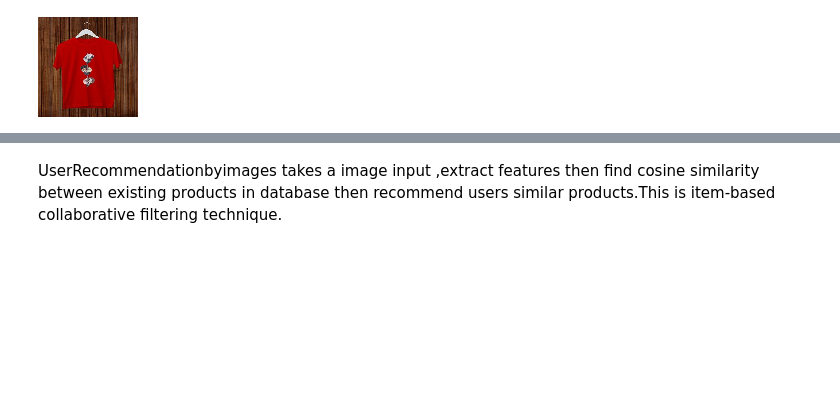
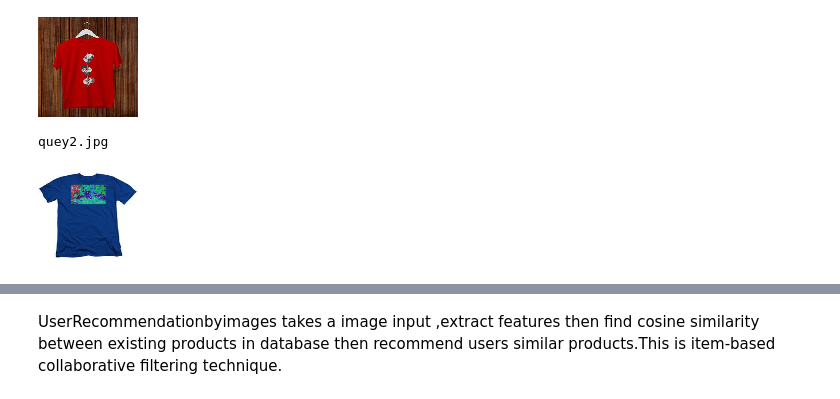
Before and after one commit to Ashish0o7/product_recommendation, a Jupyter notebook: UserRecommendationbyimages.ipynb, the cells around one changed output, grey strips where cells are left out. Cells and saved outputs as stored; diff of their text form; code cells hidden in the pictures; blank space fills up the shorter version.

```diff
--- a/UserRecommendationbyimages.ipynb
+++ b/UserRecommendationbyimages.ipynb
@@ -23,6 +39,14 @@ image_paths = [
 # Load and extract features from images using OpenCV
 def extract_features(image_path):
     image = cv2.imread(pathc+image_path)
+    if image is None:
+        print(f"Error: Unable to read image at path {pathc + image_path}")
+        return None
+
+    # Check if the image is empty
+    if image.size == 0:
+        print(f"Error: Empty image at path {pathc + image_path}")
+        return None
     # gray_image = cv2.cvtColor(image, cv2.COLOR_BGR2GRAY)
     resized_image = cv2.resize(image, (100, 100))  # Resize for consistent features
     print(image_path)
@@ -59,6 +90,12 @@ query_image_features = extract_features(query_image_path)
 # %% [output]
 query_red_tshirt.jpg
 [figure]
+# %%
+query_image_path = "quey2.jpg"
+query_image_features = extract_features(query_image_path)
+# %% [output]
+quey2.jpg
+[figure, added]
 # %%
 # Recommend similar products based on the query image
 recommended_products = recommend_similar_products(query_image_features)
```
Also changed, not shown: parts of 9 cells of this notebook.
